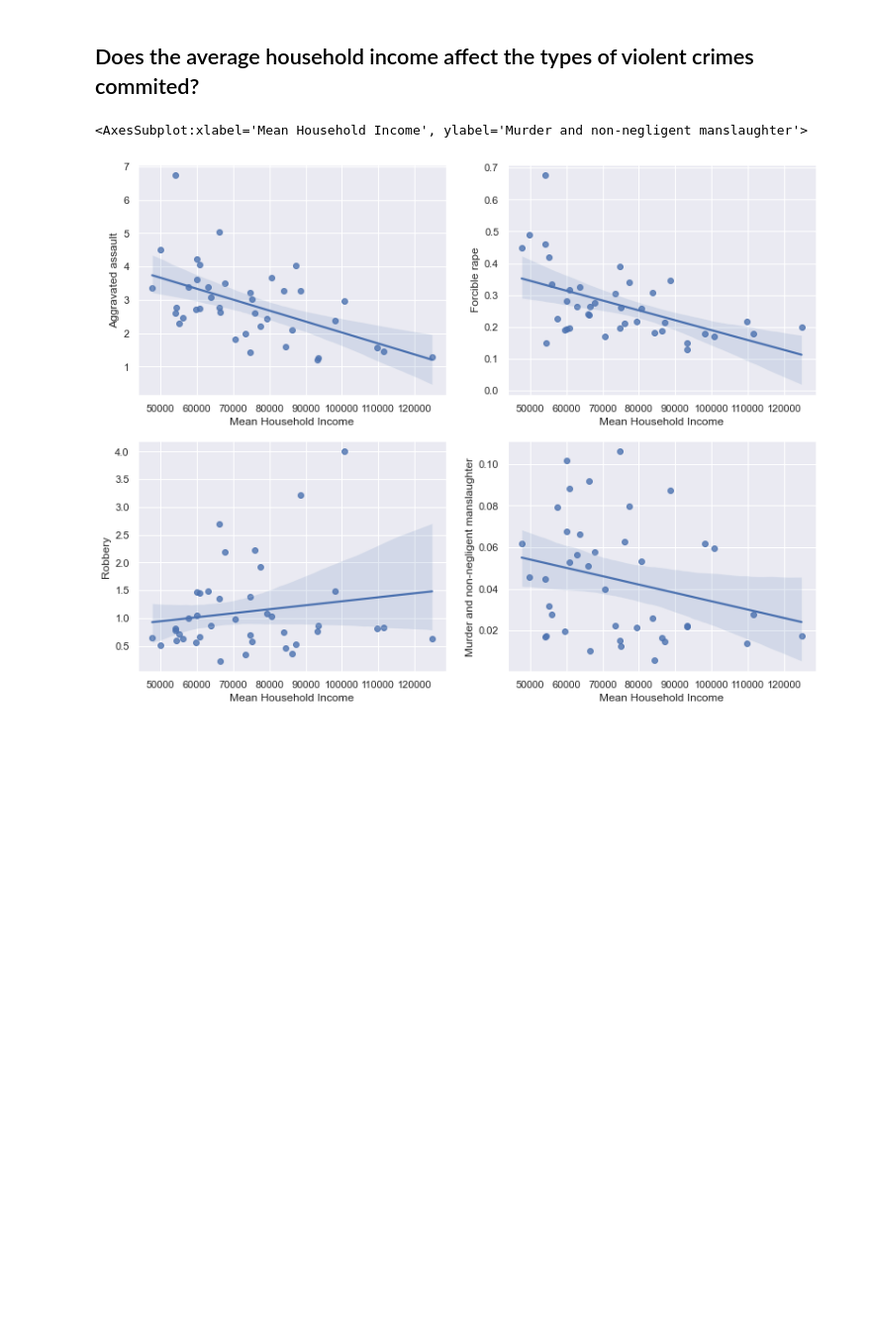
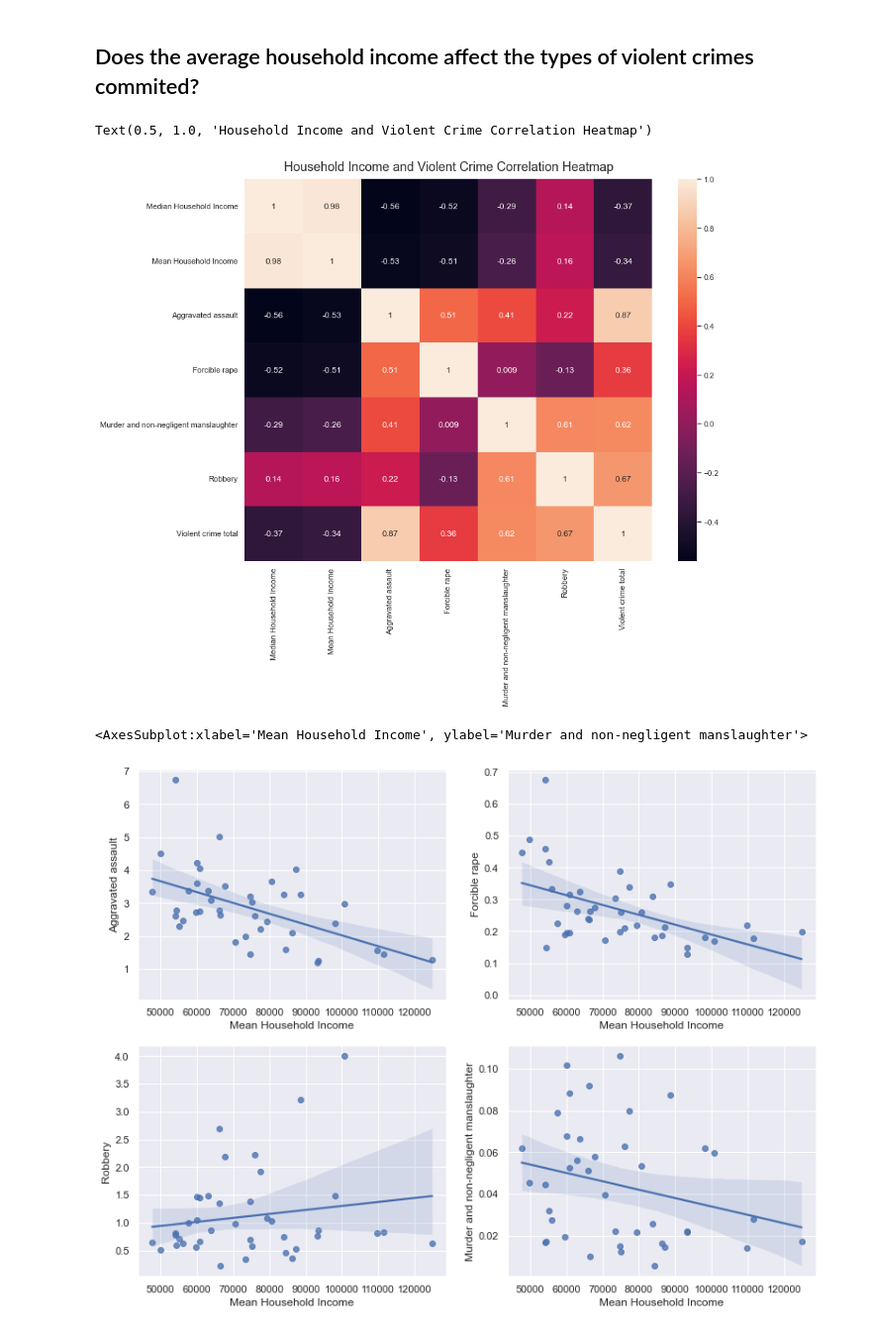
Before and after one commit to jordan-barrett-jm/violent-crime-demographics, a Jupyter notebook: demographics-violent-crime.ipynb, the cells around one changed output. Shown at 99% size. Drawn from its saved outputs; the diff is of its cells as text; code cells hidden in the pictures; blank space fills up the shorter version.

```diff
--- a/demographics-violent-crime.ipynb
+++ b/demographics-violent-crime.ipynb
@@ -509,5 +500,13 @@ sns.regplot(x='Mean Household Income', y='Violent crime total', data=vc_income)
 # %% [markdown]
 ## Does the average household income affect the types of violent crimes commited?
+# %%
+sns.heatmap(vc_income.corr(),annot=True).set_title(
+    'Household Income and Violent Crime Correlation Heatmap'
+    , fontdict={'fontsize':18}
+    , pad=12)
+# %% [output]
+Text(0.5, 1.0, 'Household Income and Violent Crime Correlation Heatmap')
+[figure, new version]
 # %%
 #Set figure to display four plots
 fig, axs = plt.subplots(ncols=2,nrows=2)
```
Also changed, not shown: parts of 25 cells of this notebook.
